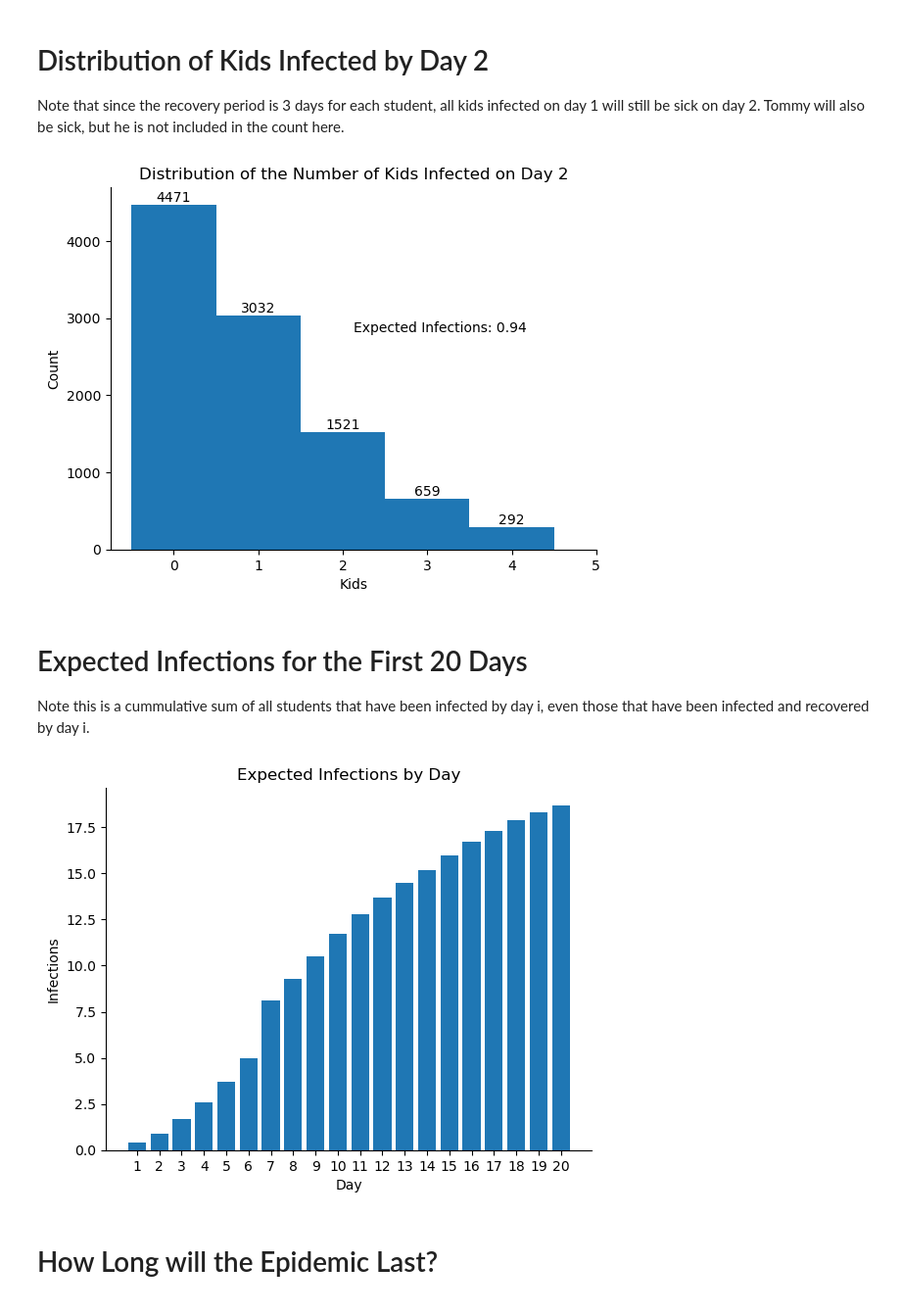
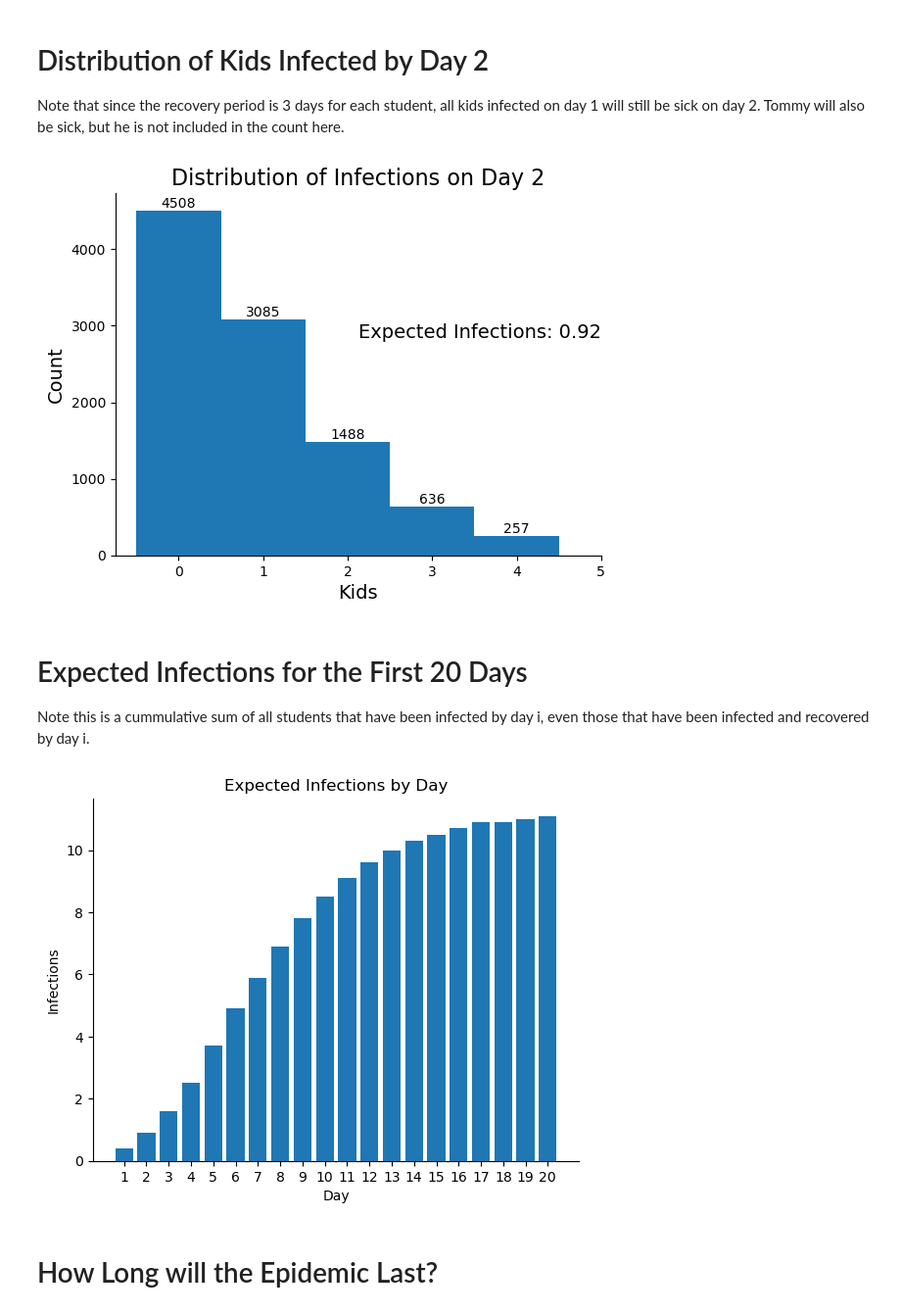
Before and after one commit to jmaroszek/Flu-Simulation, a Jupyter notebook: code.ipynb, the cells around one changed output. Shown at 98% size. Saved outputs shown, nothing was run; the diff lists cells and outputs as text; code cells hidden in the pictures.

```diff
--- a/code.ipynb
+++ b/code.ipynb
@@ -167,42 +154,42 @@ fig, ax = plt.subplots()
 bins = np.arange(0, 6)
 counts, edges, bars = ax.hist(n_infected_day_2, bins, align='left')
 ax.bar_label(bars)
-ax.set_xlabel("Kids")
-ax.set_ylabel("Count")
-ax.set_title("Distribution of the Number of Kids Infected on Day 2")
+ax.set_xlabel("Kids", size = 14)
+ax.set_ylabel("Count", size = 14)
+ax.set_title("Distribution of Infections on Day 2", size = 16)
 ax.spines[['right', 'top']].set_visible(False)
 ax.set_xticks(bins)
-_ = ax.annotate(f"Expected Infections: {np.round(expected_sick_on_day_2, 2)}", xy=(0.5, .6), xycoords="axes fraction")
+_ = ax.annotate(f"Expected Infections: {np.round(expected_sick_on_day_2, 2)}", xy=(0.5, .6), xycoords="axes fraction", size = 14)
 plt.savefig("day 2 distribution.png")
 # %% [output]
-[figure, old version]
+[figure, new version]
 # %% [markdown]
 # Expected Infections for the First 20 Days
 Note this is a cummulative sum of all students that have been infected by day i, even those that have been infected and recovered by day i.
 # %%
 expected_infections_by_day = []
 days = 20
 for i in range(days):
     infected_by_day_i = []
     for epidemic in epidemics:
         if i <= len(epidemic['n_infected_by_day']) - 1:
             infected_by_day_i.append(epidemic['n_infected_by_day'][i] - 1) #exclude tommy from infection count
-        else: #all kids have been infected
-            infected_by_day_i.append(n_kids - 1)
+        else:
+            infected_by_day_i.append(epidemic['n_infected_by_day'][-1] - 1)
     expected_infections_by_day.append(np.mean(infected_by_day_i))
 
 fig, ax = plt.subplots()
 locations = [x + 1 for x in range(days)]
 bars = ax.bar(locations, np.round(expected_infections_by_day, 1))
 #_ = ax.bar_label(bars) #uncomment if less than 10 days for bar labels
 ax.set_xlabel("Day")
 ax.set_ylabel("Infections")
 ax.set_title("Expected Infections by Day")
 ax.spines[['right', 'top']].set_visible(False)
 _ = ax.set_xticks(locations)
 plt.savefig("mean inf by day.png")
 # %% [output]
-[figure, old version]
+[figure, new version]
 # %% [markdown]
 # How Long will the Epidemic Last?
 # %%
```
Also changed, not shown: parts of 3 cells of this notebook.
